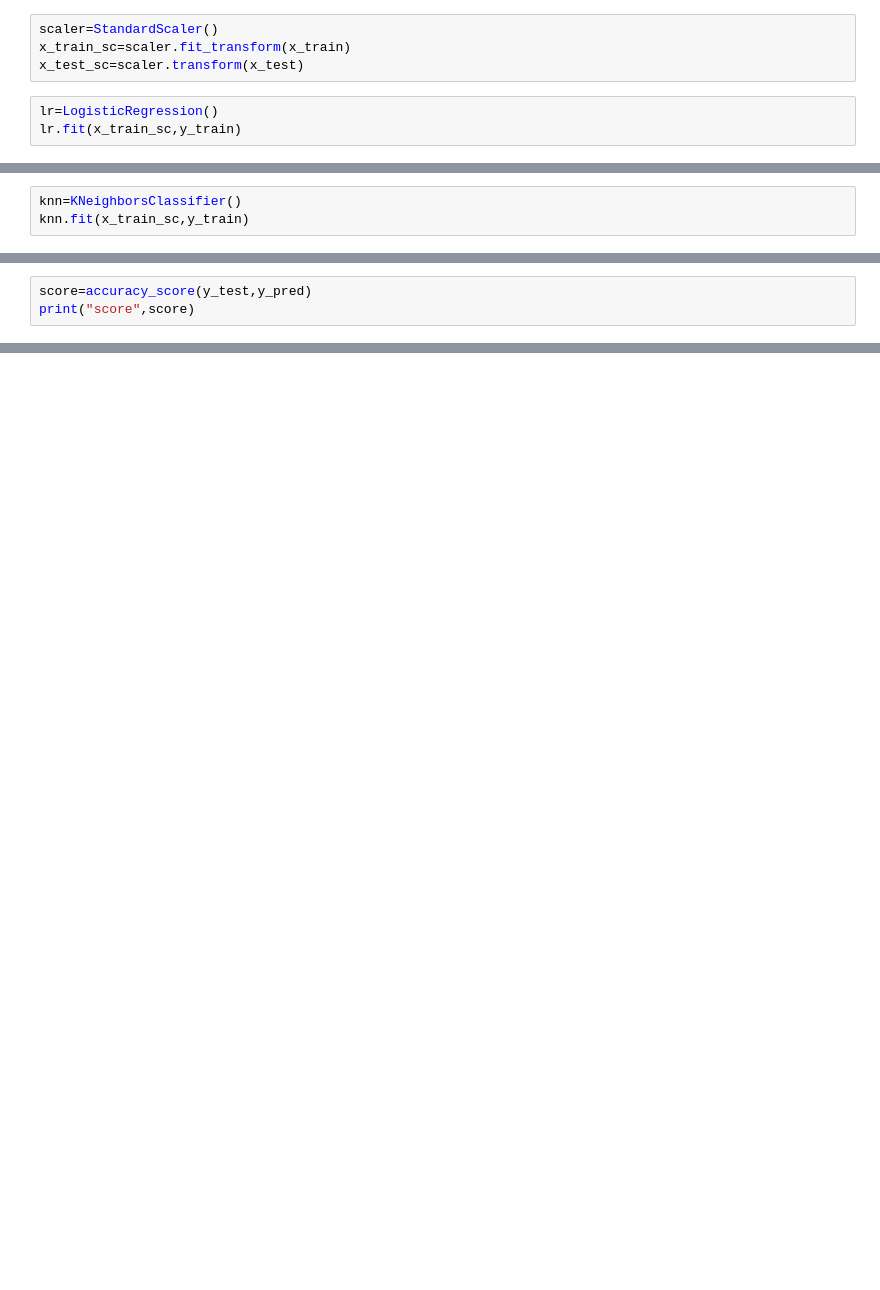
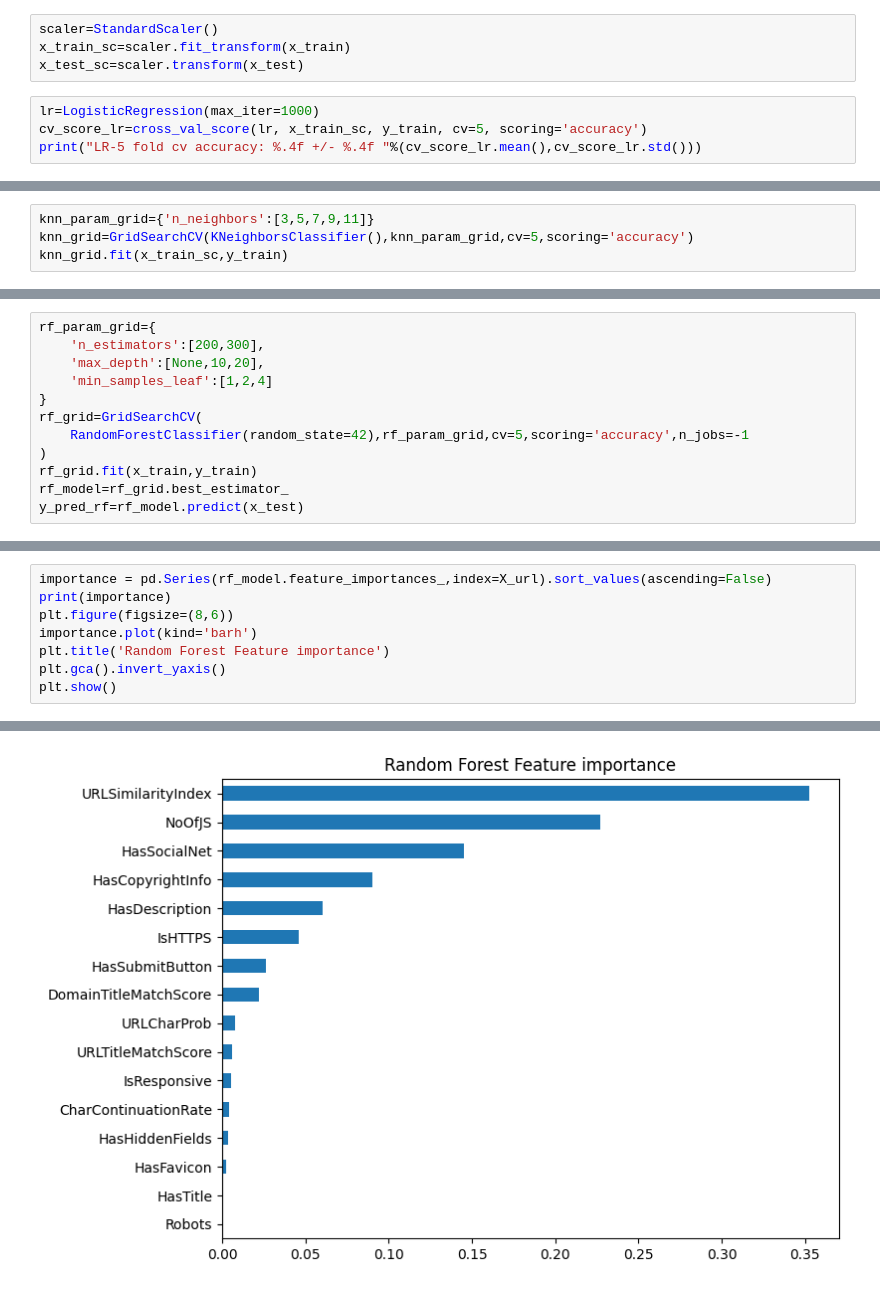
Before and after one commit to mrrendex2006/machine-learning-from-scratch, a Jupyter notebook: dataset for practice/physhing url/phishingurl.ipynb, the cells around one changed output, grey strips where cells are left out. Saved outputs shown, nothing was run; the diff lists cells and outputs as text; blank space fills up the shorter version.

```diff
--- a/dataset for practice/physhing url/phishingurl.ipynb
+++ b/dataset for practice/physhing url/phishingurl.ipynb
@@ -143,6 +153,7 @@ scaler=StandardScaler()
 x_train_sc=scaler.fit_transform(x_train)
 x_test_sc=scaler.transform(x_test)
 # %%
-lr=LogisticRegression()
-lr.fit(x_train_sc,y_train)
+lr=LogisticRegression(max_iter=1000)
+cv_score_lr=cross_val_score(lr, x_train_sc, y_train, cv=5, scoring='accuracy')
+print("LR-5 fold cv accuracy: %.4f +/- %.4f "%(cv_score_lr.mean(),cv_score_lr.std()))
 # %% [output]
@@ -175,4 +185,5 @@ score of logistic regression: 0.9963103804125023
 # %%
-knn=KNeighborsClassifier()
-knn.fit(x_train_sc,y_train)
+knn_param_grid={'n_neighbors':[3,5,7,9,11]}
+knn_grid=GridSearchCV(KNeighborsClassifier(),knn_param_grid,cv=5,scoring='accuracy')
+knn_grid.fit(x_train_sc,y_train)
 # %% [output]
@@ -199,3 +216,12 @@ weighted avg       1.00      1.00      1.00     70739
 # %%
-score=accuracy_score(y_test,y_pred)
-print("score",score)
+rf_param_grid={
+    'n_estimators':[200,300],
+    'max_depth':[None,10,20],
+    'min_samples_leaf':[1,2,4]
+}
+rf_grid=GridSearchCV(
+    RandomForestClassifier(random_state=42),rf_param_grid,cv=5,scoring='accuracy',n_jobs=-1
+)
+rf_grid.fit(x_train,y_train)
+rf_model=rf_grid.best_estimator_
+y_pred_rf=rf_model.predict(x_test)
@@ -206,0 +248,9 @@ model.fit(x_train_sc,y_train)
+# %%
+importance = pd.Series(rf_model.feature_importances_,index=X_url).sort_values(ascending=False)
+print(importance)
+plt.figure(figsize=(8,6))
+importance.plot(kind='barh')
+plt.title('Random Forest Feature importance')
+plt.gca().invert_yaxis()
+plt.show()
+# %% [output]
@@ -206,0 +274 @@ model.fit(x_train_sc,y_train)
+[figure, added]
```
Also changed, not shown: parts of 28 cells of this notebook, 1 other file.
